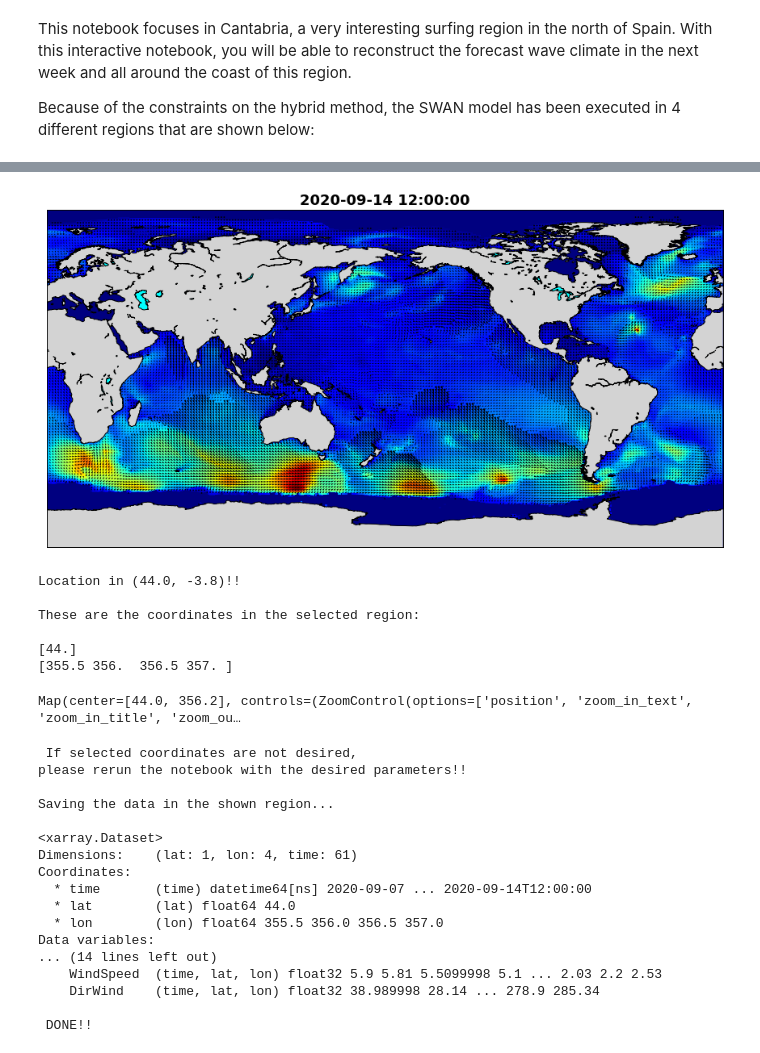
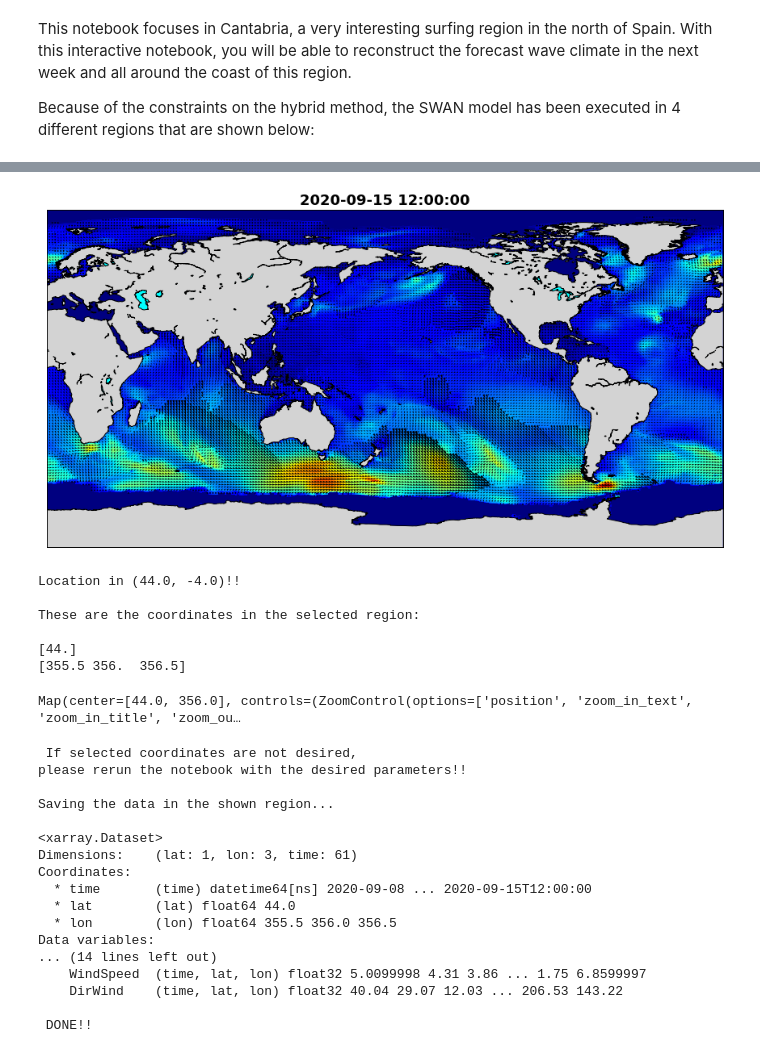
Before and after one commit to javitausia/DeliWaves, a Jupyter notebook: forecast/forecast_CAN_notebook.ipynb, the cells around one changed output, grey strips where cells are left out. Drawn from its saved outputs; the diff is of its cells as text; code cells hidden in the pictures.

Commit message:
Updated main forecasts_CAN

```diff
--- a/forecast/forecast_CAN_notebook.ipynb
+++ b/forecast/forecast_CAN_notebook.ipynb
@@ -29,8 +29,8 @@ from forecast_CAN import Forecast_CAN
 date         = datetime.date.today() # today or ex: '20200707'
 date         = date.strftime("%Y%m%d")
 images_path  = op.join(os.getcwd(), '..', 'images', 'forecast') # save images and GIF
-location     = (44.0, -3.8) # location to see the forecast
-delta_lon    = 1
+location     = (44.0, -4.0) # location to see the forecast
+delta_lon    = 0.6
 delta_lat    = 0.2
 
 forecast = Forecast_CAN(date=date,
@@ -58,32 +58,32 @@ Number of images to plot from the total?
     dimensions(sizes): lat(336), lon(720), time(61)
     variables(dimensions): float64 time(time), float64 lat(lat), float64 lon(lon), float32 dirpwsfc(time,lat,lon), float32 htsgwsfc(time,lat,lon), float32 perpwsfc(time,lat,lon), float32 swdir_1(time, ...
     groups:
-[figure, old version]
+[figure, new version]
 # %%
 forecast_data = forecast.plot_region(zoom=8)
 # %% [output]
-Location in (44.0, -3.8)!!
+Location in (44.0, -4.0)!!
 
 These are the coordinates in the selected region:
 
 [44.]
-[355.5 356.  356.5 357. ]
+[355.5 356.  356.5]
-Map(center=[44.0, 356.2], controls=(ZoomControl(options=['position', 'zoom_in_text', 'zoom_in_title', 'zoom_ou…
+Map(center=[44.0, 356.0], controls=(ZoomControl(options=['position', 'zoom_in_text', 'zoom_in_title', 'zoom_ou…
  If selected coordinates are not desired,
 please rerun the notebook with the desired parameters!!
 
 Saving the data in the shown region...
 
 <xarray.Dataset>
-Dimensions:    (lat: 1, lon: 4, time: 61)
+Dimensions:    (lat: 1, lon: 3, time: 61)
 Coordinates:
-  * time       (time) datetime64[ns] 2020-09-07 ... 2020-09-14T12:00:00
+  * time       (time) datetime64[ns] 2020-09-08 ... 2020-09-15T12:00:00
   * lat        (lat) float64 44.0
-  * lon        (lon) float64 355.5 356.0 356.5 357.0
+  * lon        (lon) float64 355.5 356.0 356.5
 Data variables:
 ... (14 lines left out)
-    WindSpeed  (time, lat, lon) float32 5.9 5.81 5.5099998 5.1 ... 2.03 2.2 2.53
-    DirWind    (time, lat, lon) float32 38.989998 28.14 ... 278.9 285.34
+    WindSpeed  (time, lat, lon) float32 5.0099998 4.31 3.86 ... 1.75 6.8599997
+    DirWind    (time, lat, lon) float32 40.04 29.07 12.03 ... 206.53 143.22
 
  DONE!!
 # %% [markdown]
```
Also changed, not shown: parts of 3 cells of this notebook, 1 other file.
